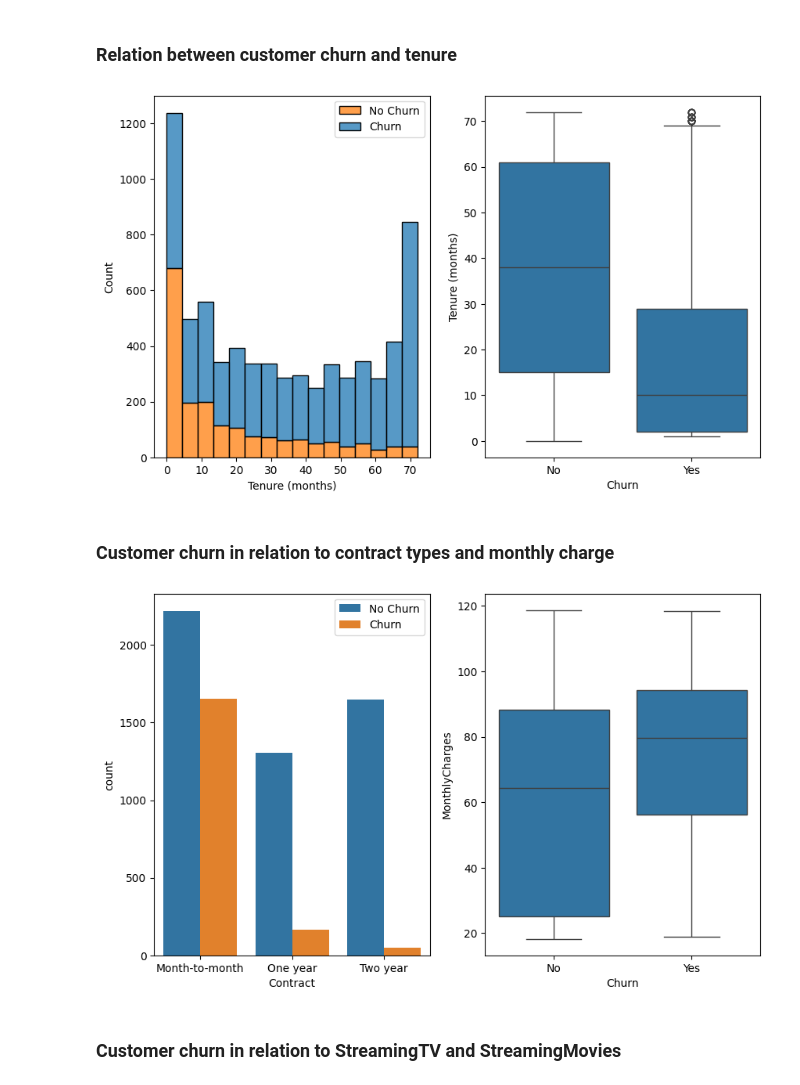
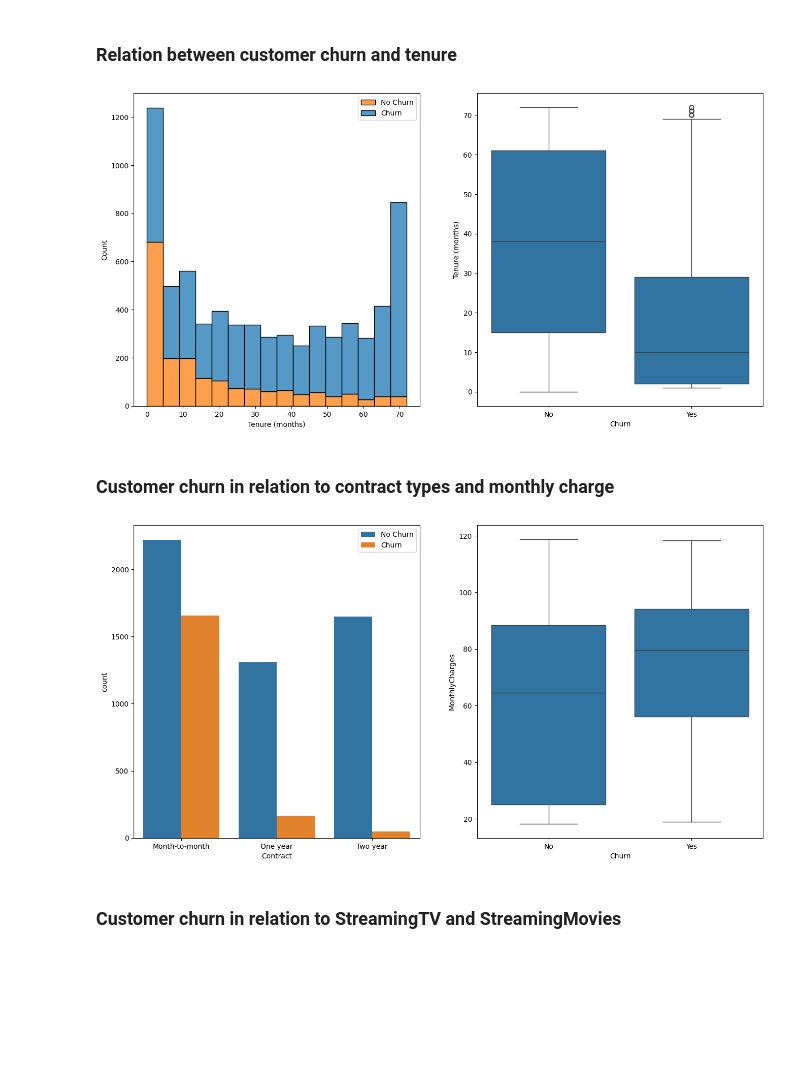
Before and after one commit to AnalyticSoul/Learn-Data-Science-with-Examples, a Jupyter notebook: 4.2-Data-Exploration.ipynb, the cells around one changed output. Cells and saved outputs as stored; diff of their text form; code cells hidden in the pictures; blank space fills up the shorter version.

```diff
--- a/4.2-Data-Exploration.ipynb
+++ b/4.2-Data-Exploration.ipynb
@@ -10,5 +37,5 @@ import seaborn as sns
 # %%
-df_telco = pd.read_csv('telco_customer_churn.csv', header=0)
+df_telco = pd.read_csv('data/telco_customer_churn.csv', header=0)
 
 print('Dimension of the dataset:')
 print(df_telco.shape)
@@ -110,35 +134,35 @@ plt.show()
 ### Relation between customer churn and tenure
 # %%
 # plt.figure(figsize=(12, 8))
-fig, ax = plt.subplots(1, 2, figsize=(10, 6))
+fig, ax = plt.subplots(1, 2, figsize=(16, 8))
 s1 = sns.histplot(data=df_telco, x='Tenure', hue='Churn', multiple="stack", ax=ax[0])
 s2 = sns.boxplot(data=df_telco, x='Churn', y='Tenure', ax=ax[1])
 
 s1.set_xlabel('Tenure (months)')
 s2.set_ylabel('Tenure (months)')
 
 s1.legend(['No Churn', 'Churn'])
+s2.set_xticks([0, 1])
 s2.set_xticklabels(['No', 'Yes'])
 
 plt.show()
-# plt.savefig('3.2.1 quantity rugplot.png', dpi=100)
 # %% [output]
-[figure, old version]
+[figure, new version]
 # %% [markdown]
 ### Customer churn in relation to contract types and monthly charge
 # %%
-fig, ax = plt.subplots(1, 2, figsize=(10, 6))
+fig, ax = plt.subplots(1, 2, figsize=(16, 8))
 
 s1 = sns.countplot(data=df_telco, x='Contract', hue='Churn', ax=ax[0])
 s2 = sns.boxplot(data=df_telco, y='MonthlyCharges', x='Churn', ax=ax[1])
 
 s1.legend(['No Churn', 'Churn'])
+s2.set_xticks([0, 1])
 s2.set_xticklabels(['No', 'Yes'])
 
 plt.show()
-# plt.savefig('3.2.1 quantity rugplot.png', dpi=100)
 # %% [output]
-[figure, old version]
+[figure, new version]
 # %% [markdown]
 ### Customer churn in relation to StreamingTV and StreamingMovies
 # %%
```
Also changed, not shown: parts of 10 cells of this notebook.
